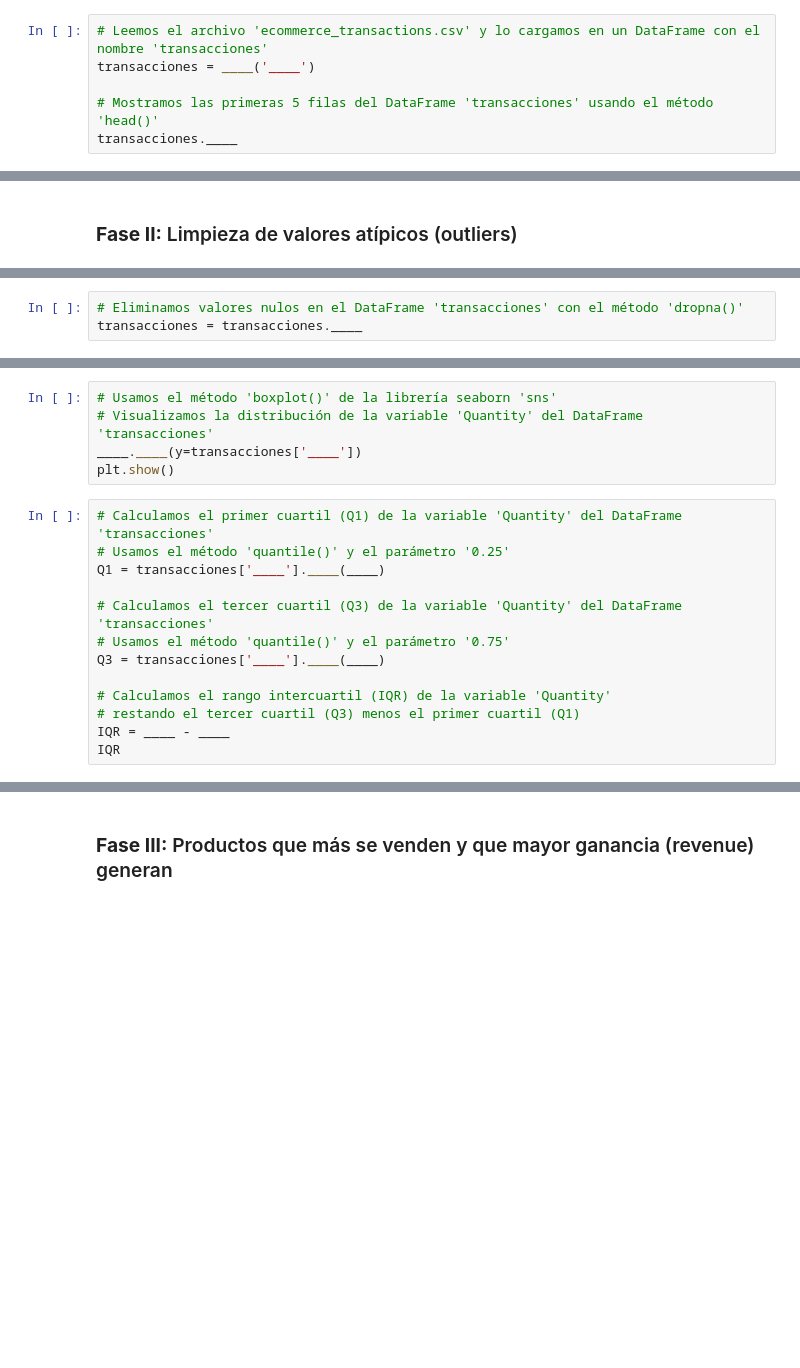
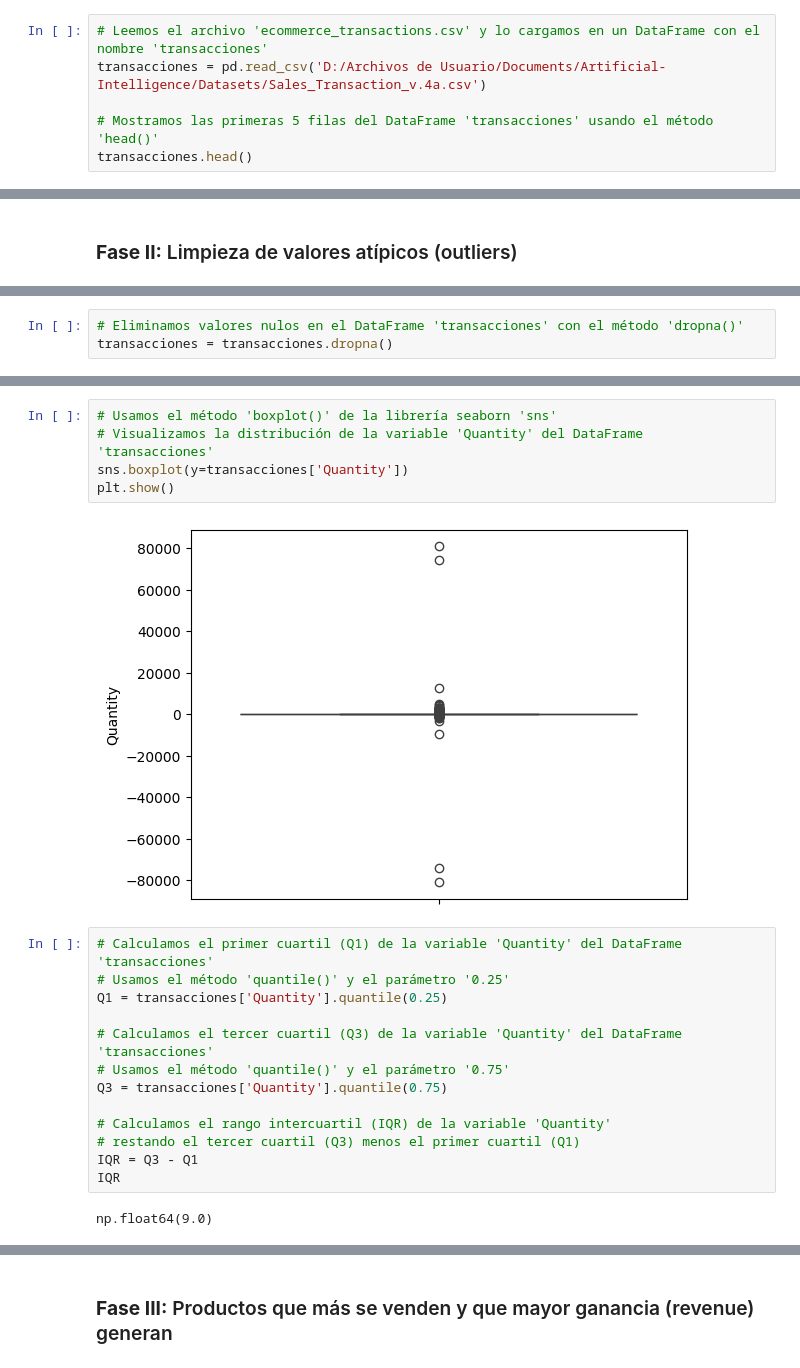
Before and after one commit to AndresJimw/Artificial-Intelligence, a Jupyter notebook: Lab02/Test - Manejo de outliers y operaciones por grupo para transacciones e-commerce.ipynb, the cells around one changed output, grey strips where cells are left out. Saved outputs shown, nothing was run; the diff lists cells and outputs as text; blank space fills up the shorter version.

```diff
--- a/Lab02/Test - Manejo de outliers y operaciones por grupo para transacciones e-commerce.ipynb
+++ b/Lab02/Test - Manejo de outliers y operaciones por grupo para transacciones e-commerce.ipynb
@@ -41,7 +42,7 @@ import ____ as ____
 #### Carga y preprocesamiento de datos
 # %%
 # Leemos el archivo 'ecommerce_transactions.csv' y lo cargamos en un DataFrame con el nombre 'transacciones'
-transacciones = ____('____')
+transacciones = pd.read_csv('D:/Archivos de Usuario/Documents/Artificial-Intelligence/Datasets/Sales_Transaction_v.4a.csv')
 
 # Mostramos las primeras 5 filas del DataFrame 'transacciones' usando el método 'head()'
-transacciones.____
+transacciones.head()
@@ -56,3 +92,3 @@ transacciones.____.____
 # %%
 # Eliminamos valores nulos en el DataFrame 'transacciones' con el método 'dropna()'
-transacciones = transacciones.____
+transacciones = transacciones.dropna()
@@ -59,21 +107,25 @@ transacciones = transacciones.____
 # %%
 # Usamos el método 'boxplot()' de la librería seaborn 'sns'
 # Visualizamos la distribución de la variable 'Quantity' del DataFrame 'transacciones'
-____.____(y=transacciones['____'])
+sns.boxplot(y=transacciones['Quantity'])
 plt.show()
+# %% [output]
+[figure, added]
 # %%
 # Calculamos el primer cuartil (Q1) de la variable 'Quantity' del DataFrame 'transacciones'
 # Usamos el método 'quantile()' y el parámetro '0.25'
-Q1 = transacciones['____'].____(____)
+Q1 = transacciones['Quantity'].quantile(0.25)
 
 # Calculamos el tercer cuartil (Q3) de la variable 'Quantity' del DataFrame 'transacciones'
 # Usamos el método 'quantile()' y el parámetro '0.75'
-Q3 = transacciones['____'].____(____)
+Q3 = transacciones['Quantity'].quantile(0.75)
 
 # Calculamos el rango intercuartil (IQR) de la variable 'Quantity'
 # restando el tercer cuartil (Q3) menos el primer cuartil (Q1)
-IQR = ____ - ____
+IQR = Q3 - Q1
 IQR
+# %% [output]
+np.float64(9.0)
 # %%
 # Definimos el límite inferior usando la fórmula Q1 - 1.5 * IQR
 # Q1 es el primer cuartil, IQR es el rango intercuartil y 1.5 es un factor de escala
```
Also changed, not shown: parts of 16 cells of this notebook, 1 other file.
